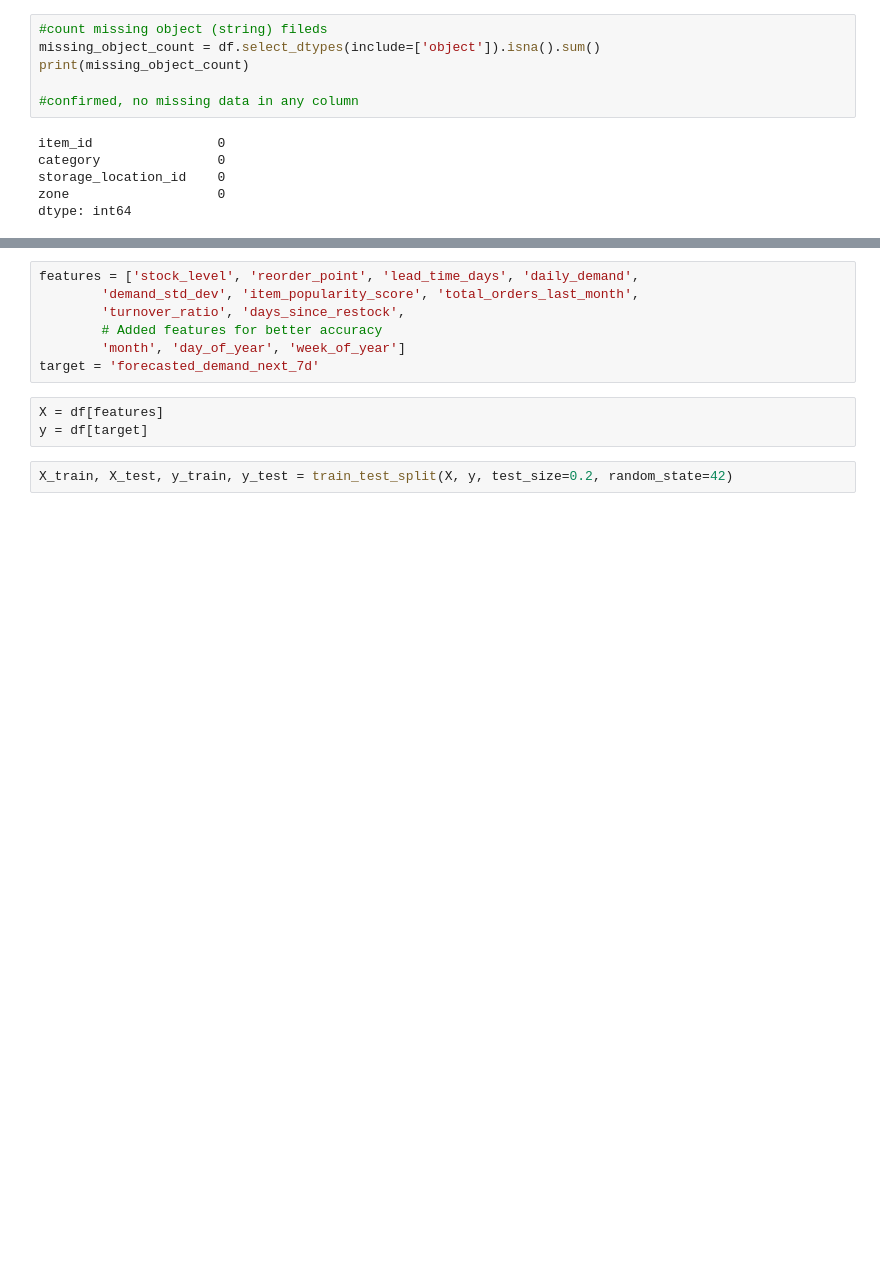
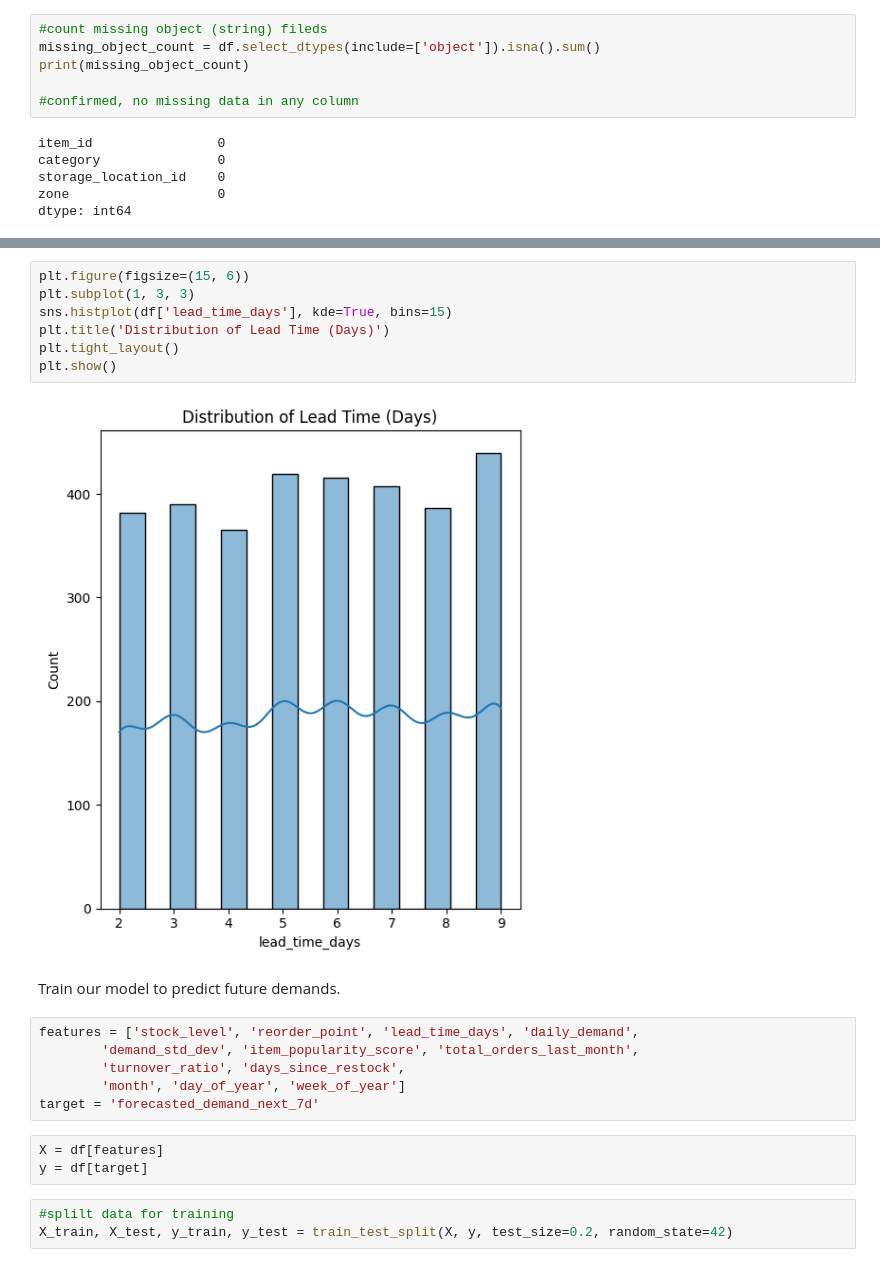
Before and after one commit to VUT-BA-3-2-Project-2025/Team-force, a Jupyter notebook: Teamforce_one_on_one.ipynb, the cells around one changed output, grey strips where cells are left out. Saved outputs shown, nothing was run; the diff lists cells and outputs as text; blank space fills up the shorter version.

```diff
--- a/Teamforce_one_on_one.ipynb
+++ b/Teamforce_one_on_one.ipynb
@@ -135,13 +124,24 @@ Train our model based on forecasted demand
+# %%
+plt.figure(figsize=(15, 6))
+plt.subplot(1, 3, 3)
+sns.histplot(df['lead_time_days'], kde=True, bins=15)
+plt.title('Distribution of Lead Time (Days)')
+plt.tight_layout()
+plt.show()
+# %% [output]
+[figure, added]
+# %% [markdown]
+Train our model to predict future demands.
 # %%
 features = ['stock_level', 'reorder_point', 'lead_time_days', 'daily_demand',
         'demand_std_dev', 'item_popularity_score', 'total_orders_last_month',
         'turnover_ratio', 'days_since_restock',
-        # Added features for better accuracy
         'month', 'day_of_year', 'week_of_year']
 target = 'forecasted_demand_next_7d'
 # %%
 X = df[features]
 y = df[target]
 # %%
+#splilt data for training
 X_train, X_test, y_train, y_test = train_test_split(X, y, test_size=0.2, random_state=42)
 # %%
```
Also changed, not shown: parts of 30 cells of this notebook.
